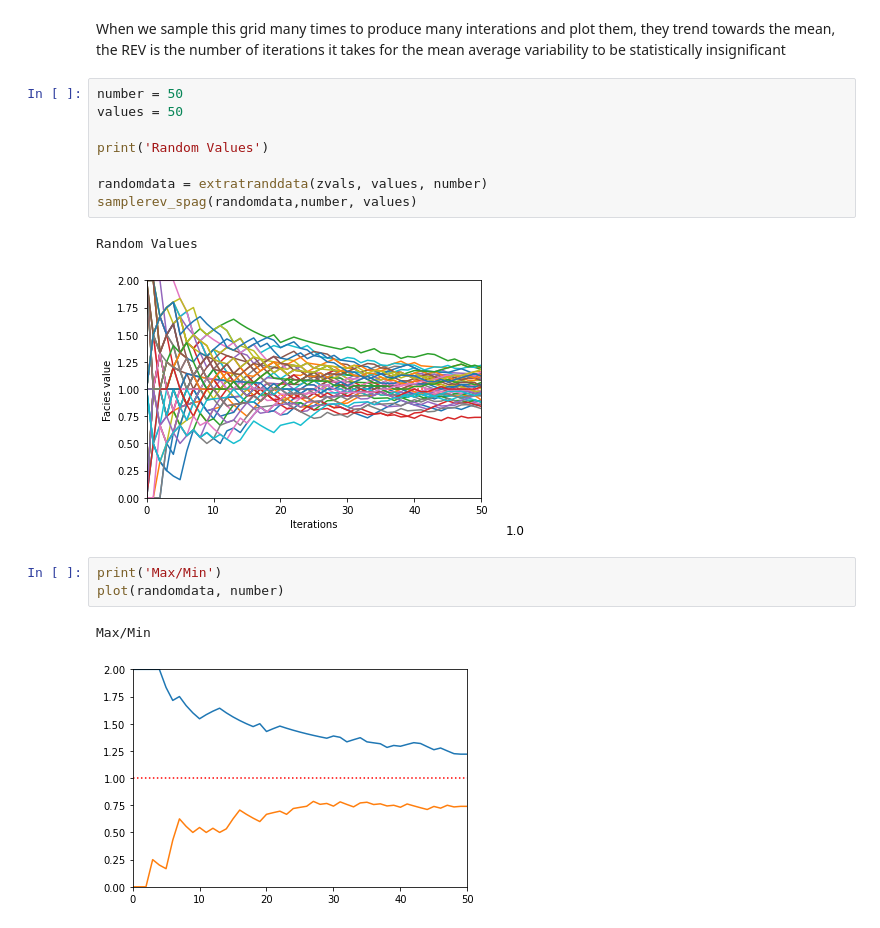
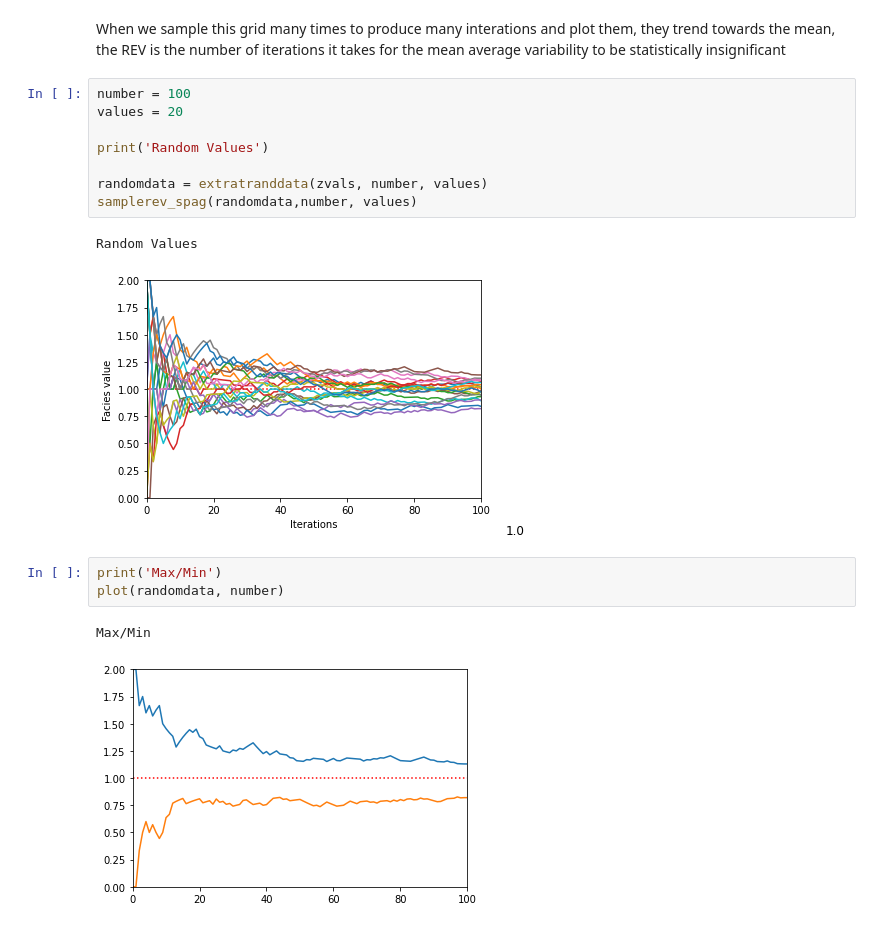
Before and after one commit to JamesEBall/REVSim, a Jupyter notebook: REV 2d array.ipynb, the cells around one changed output. Drawn from its saved outputs; the diff is of its cells as text.

```diff
--- a/REV 2d array.ipynb
+++ b/REV 2d array.ipynb
@@ -111,19 +111,19 @@ We can produce a random grid size  100 x  100 :
 # %% [markdown]
 When we sample this grid many times to produce many interations and plot them, they trend towards the mean, the REV is the number of iterations it takes for the mean average variability to be statistically insignificant
 # %%
-number = 50
-values = 50
+number = 100
+values = 20
 
 print('Random Values')
 
-randomdata = extratranddata(zvals, values, number)
+randomdata = extratranddata(zvals, number, values)
 samplerev_spag(randomdata,number, values)
 # %% [output]
 Random Values
-[figure, old version]
+[figure, new version]
 # %%
 print('Max/Min')
 plot(randomdata, number)
 # %% [output]
 Max/Min
-[figure, old version]
+[figure, new version]
```
